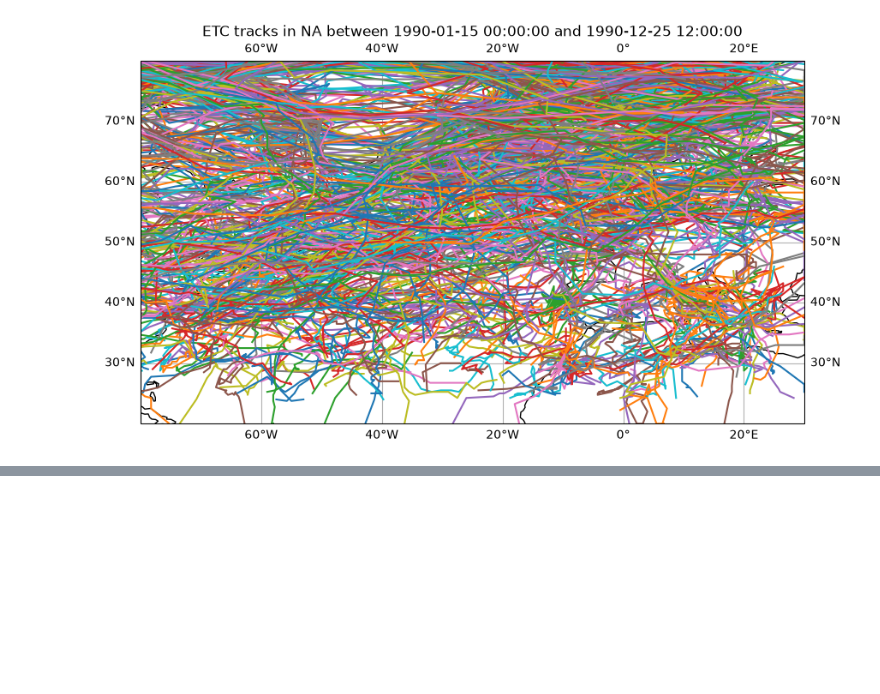
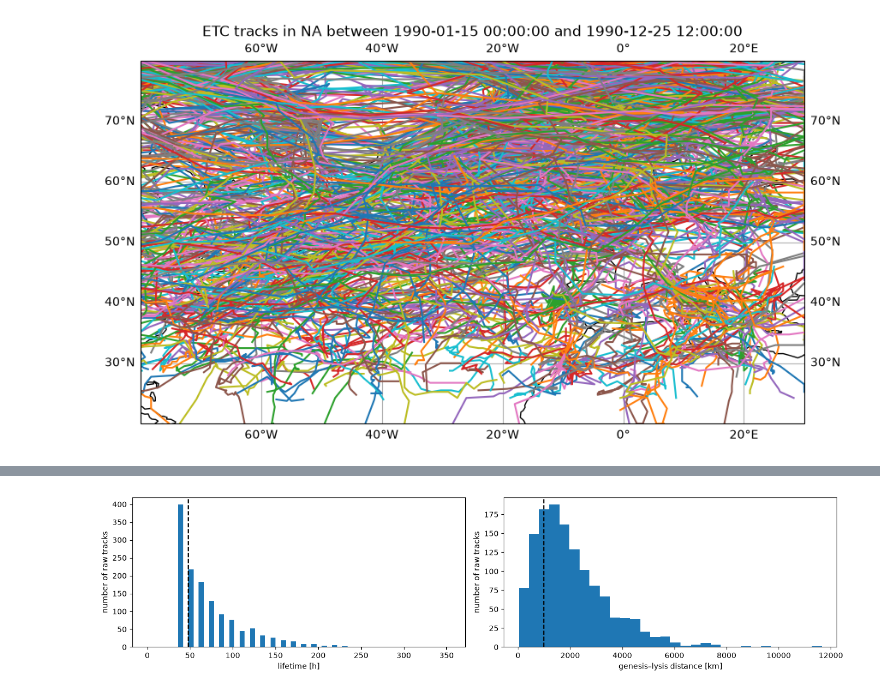
Before and after one commit to AThormann/master_thesis, a Jupyter notebook: PyStormTracker/test_of_module.ipynb, the cells around one changed output, grey strips where cells are left out. Saved outputs shown, nothing was run; the diff lists cells and outputs as text; code cells hidden in the pictures; blank space fills up the shorter version.

```diff
--- a/PyStormTracker/test_of_module.ipynb
+++ b/PyStormTracker/test_of_module.ipynb
@@ -50,0 +53,24 @@ fig, ax = plt.subplots(figsize=(10, 5), subplot_kw={'projection': ccrs.PlateCarr
+# %%
+times_NASA = pd.to_datetime(tracks_90_found.times, unit = 'ms')
+# %%
+REGION = REGION = (-80, 20, 30, 80)   # smaller region for tracking, limited by the domain, 10 deg smaller
+DOMAIN = (-90, 30, 20, 90)   # tracking domain (region + buffer), limited by the downloaded data
+
+TIME_RANGE = (times_NASA[0], times_NASA[-1])  # time range for tracking, limited by the downloaded data
+# %%
+tracks, summary, points = st.postprocess_tracks(
+    tracks_90,
+    region=REGION,
+    domain=DOMAIN,
+    time_range=TIME_RANGE,
+    region_criterion='passes',
+    min_points_in_region=2,
+    min_duration_h=36,
+    min_separation_km=1440,
+    edge_buffer_deg=5,
+    max_frac_at_edge=0.25,
+    min_peak=None,
+    drop_time_truncated=False,
+)
+
+st.filter_report(summary)
@@ -50,0 +106,10 @@ fig, ax = plt.subplots(figsize=(10, 5), subplot_kw={'projection': ccrs.PlateCarr
+# %%
+fig, axs = plt.subplots(1, 2, figsize=(14, 3.5))
+axs[0].hist(summary['duration_h'], bins=np.arange(0, summary['duration_h'].max() + 12, 6))
+axs[0].axvline(48, color='k', ls='--'); axs[0].set_xlabel('lifetime [h]')
+axs[1].hist(summary['separation_km'], bins=30)
+axs[1].axvline(1000, color='k', ls='--'); axs[1].set_xlabel('genesis–lysis distance [km]')
+for ax in axs: ax.set_ylabel('number of raw tracks')
+plt.tight_layout()
+# %% [output]
+[figure, added]
```
Also changed, not shown: parts of 13 cells of this notebook.
